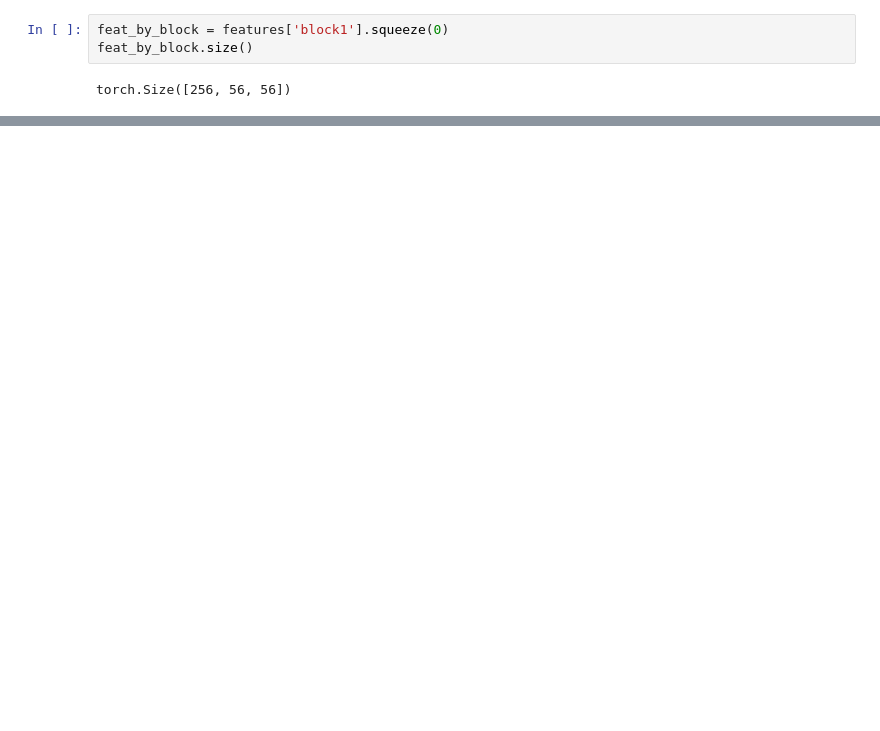
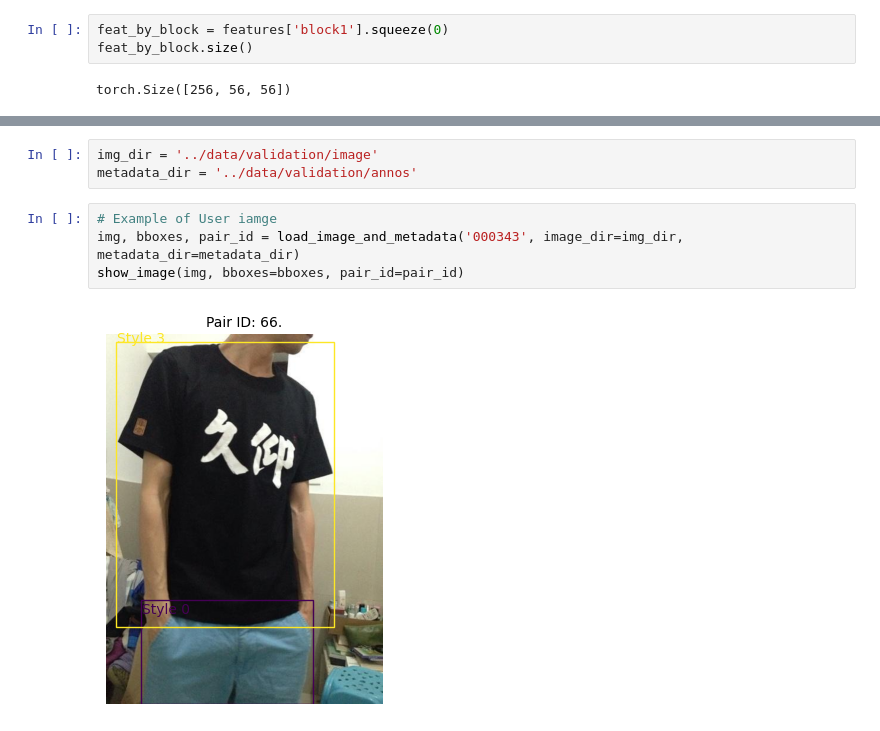
Before and after one commit to Yufeng-94/visual-search-experiment, a Jupyter notebook: experiments/1. model_dataset_exploration.ipynb, the cells around one changed output, grey strips where cells are left out. Drawn from its saved outputs; the diff is of its cells as text; blank space fills up the shorter version.

```diff
--- a/experiments/1. model_dataset_exploration.ipynb
+++ b/experiments/1. model_dataset_exploration.ipynb
@@ -129,0 +134,9 @@ plt.show()
+# %%
+img_dir = '../data/validation/image'
+metadata_dir = '../data/validation/annos'
+# %%
+# Example of User iamge
+img, bboxes, pair_id = load_image_and_metadata('000343', image_dir=img_dir, metadata_dir=metadata_dir)
+show_image(img, bboxes=bboxes, pair_id=pair_id)
+# %% [output]
+[figure, added]
```
Also changed, not shown: parts of 25 cells of this notebook.
